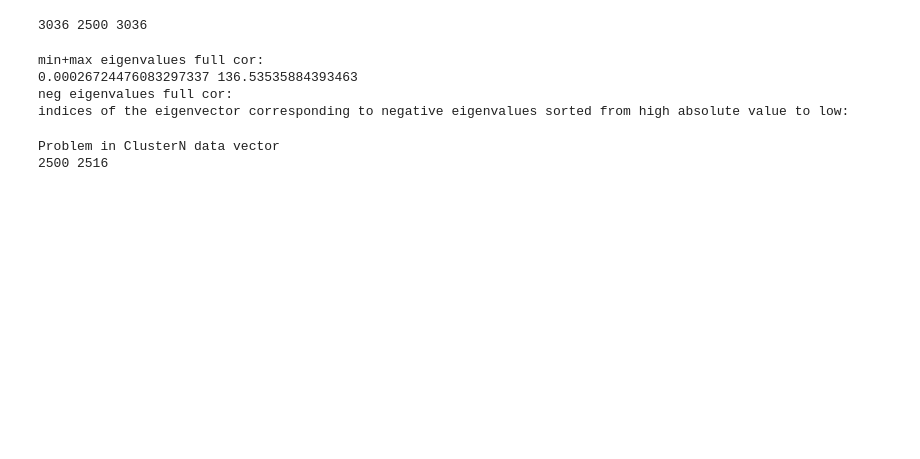
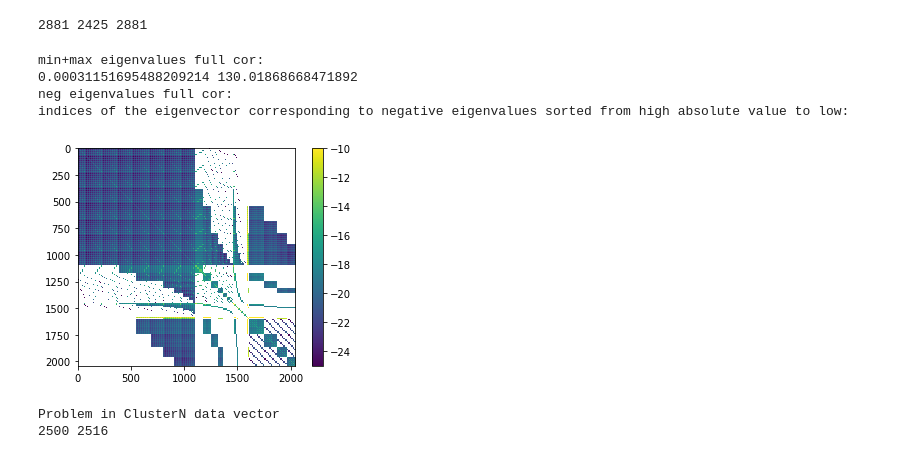
Before and after one commit to CosmoLike/WFIRST_forecasts, a Jupyter notebook: test_cov.ipynb, the cells around one changed output. Cells and saved outputs as stored; diff of their text form; code cells hidden in the pictures; blank space fills up the shorter version.

```diff
--- a/test_cov.ipynb
+++ b/test_cov.ipynb
@@ -7,15 +7,16 @@ from numpy import linalg as LA
 import numpy as np
 
 
-
-infile =['/users/timeifler/Dropbox/cosmolike_store/WFIRST_forecasts/cov/cov_WFIRST_Ncl25_4clusterbins_nrichmin25_source_Dec17']
-data= ['datav/WFIRST_all_2pt_clusterN_clusterWL_fid']
+#infile =['/users/timeifler/Dropbox/cosmolike_store/WFIRST_forecasts/cov/cov_WFIRST_Ncl25_4clusterbins_nrichmin25_source_Dec17']
+#infile =['/users/timeifler/Dropbox/cosmolike_store/WFIRST_forecasts/cov/cov_WFIRST_Ncl25_4clusterbins_highz_nrichmin25_source_Dec30_ngalclustering107_finebin_none']
+infile =['/users/timeifler/Dropbox/cosmolike_store/WFIRST_forecasts/cov/WFIRST_LSST_Feb9']
+data= ['datav/WFIRST_all_2pt_clusterN_clusterWL_fid_SN10']
 outname=['WFIRST']
 
 # the numbers below can be computed knowing the data vector settings, e.g. 10 tomographic source bins results in 55 shear-shear power spectra. Or they can be read off when running the covariance code, i.e. type 'compute_covariance_fourier 100000' and look for the output mentioning number of ggl bins accepted and/or number of cluster weka lensing bins accepted. The default numbers below most likely don't correspond to your binning choices.
-nggl = 36 	# number of ggl power spectra
-ngcl = 26	# number of cluster-source galaxy power spectra
-nlens = 9 	# number of lens bins
+nggl = 32 	# number of ggl power spectra
+ngcl = 22	# number of cluster-source galaxy power spectra
+nlens = 10 	# number of lens bins
 nlenscl= 4 	# number of cluster redshift bins
 nshear = 55 # number of shear tomographic power spectra
 ncl=25		# number of ell-bins
@@ -45,7 +46,7 @@ for k in range(0,1):
         cov[int(covfile[i,0]),int(covfile[i,1])] = covfile[i,8]+covfile[i,9]
         cov[int(covfile[i,1]),int(covfile[i,0])] = covfile[i,8]+covfile[i,9]
 # %% [output]
-3036 2500 3036
+2881 2425 2881
 # %%
     cor = np.zeros((ndata,ndata))
     for i in range(0,ndata):
@@ -73,7 +74,50 @@ for k in range(0,1):
             print repr(contaminated)
 # %% [output]
 min+max eigenvalues full cor:
-0.00026724476083297337 136.53535884393463
+0.00031151695488209214 130.01868668471892
 neg eigenvalues full cor:
 indices of the eigenvector corresponding to negative eigenvalues sorted from high absolute value to low:
+# %%
+# clustering_start=(nshear+nggl)*ncl
+# clustering_end=n2pt
+
+maskindices=np.where(mask == 0)[0]
+covnew=np.delete(cov, maskindices, 0)
+covcut=np.delete(covnew, maskindices, 1)
+
+# # compute eigenvalues and eigenvectors of correlation matrix
+# w, v = LA.eigh(corcut)
+# # sort values according to size from low to high
+# b=np.sort(w)
+# print "min+max eigenvalues covcut:"
+# print np.min(b), np.max(b)
+# print "neg eigenvalues covcut:"
+# for i in range(0,b.shape[0]):
+#     if (b[i]< 0.0):
+#         print b[i]
+
+
+covzero=np.where(covcut == 0)[0]
+covzero
+plt.figure()
+plt.imshow(np.log10(np.abs(covcut[:,:])), interpolation="nearest",vmin=-25, vmax=-10)
+plt.colorbar()
+plt.savefig('plots/cov_cut.png', format='png', dpi=2000)
+
+# plt.figure()
+# plt.imshow(np.log10(cov[:,:]), interpolation="nearest",vmin=-25, vmax=-10)
+# plt.colorbar()
+# plt.savefig('plots/cov.png', format='png', dpi=5000)
+
+# plt.figure()
+# plt.imshow(cor[n2pt:n2pt+ncluster,n2pt:n2pt+ncluster], interpolation="nearest",vmax=1)
+# plt.colorbar()
+# plt.savefig('plots/cor.png', format='png', dpi=5000)
+
+# plt.figure()
+# plt.imshow(cor[:,:], interpolation="nearest",vmax=5)
+# plt.colorbar()
+# plt.savefig('plots/corr.png', format='png', dpi=5000)
+# %% [output]
+[figure, added]
 # %%
```
Also changed, not shown: parts of 1 cell of this notebook, 32 other files.
